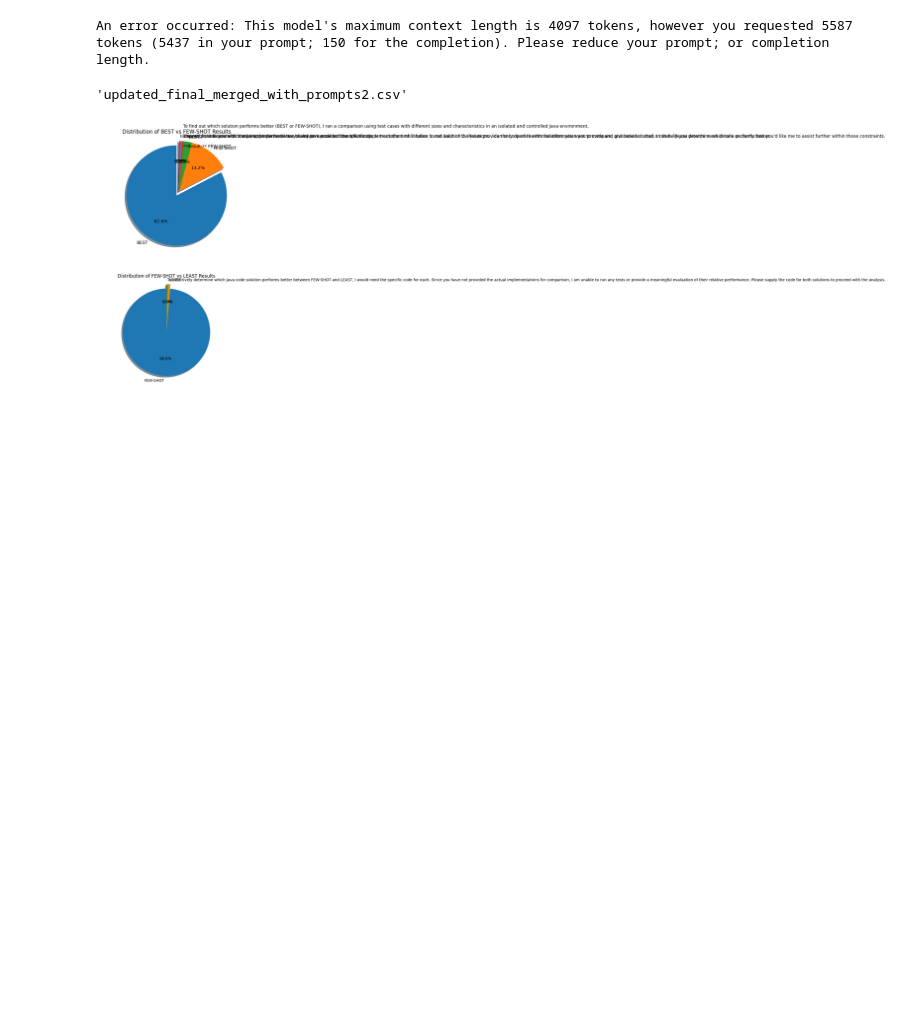
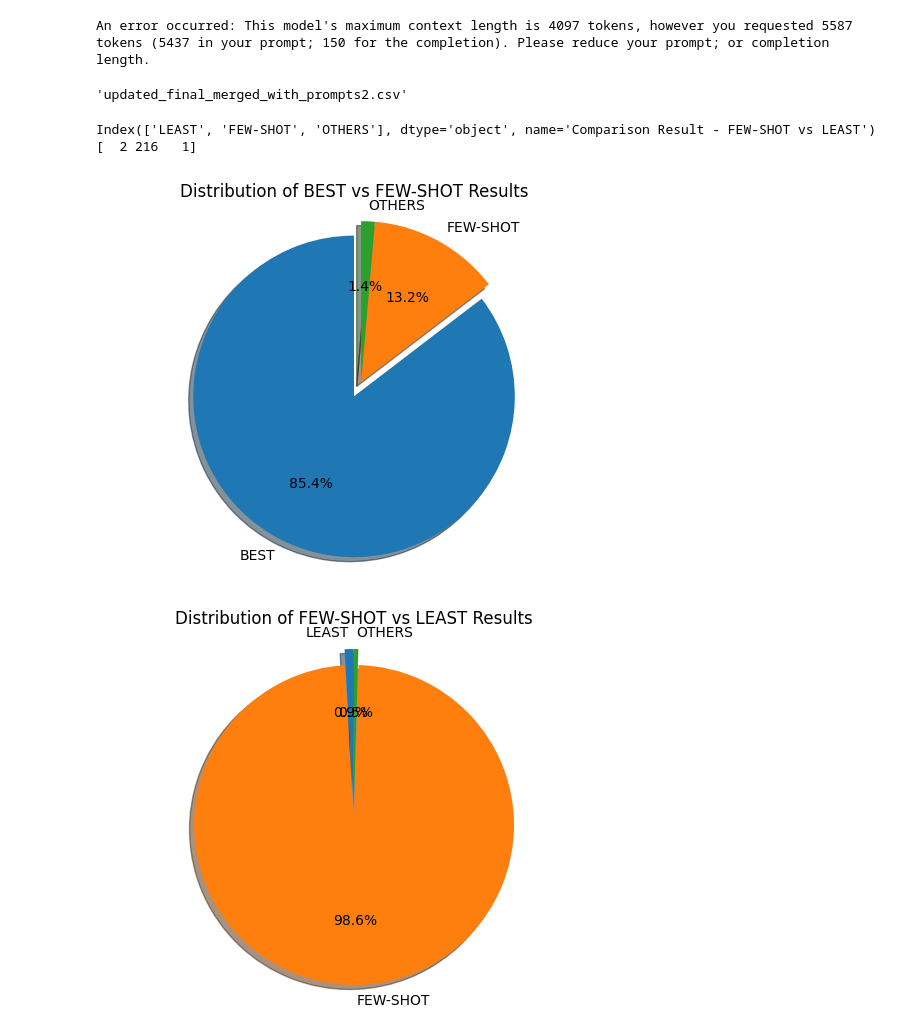
Before and after one commit to Mayeshamonjur/AISWE_Project, a Jupyter notebook: script.ipynb, the cells around one changed output. Cells and saved outputs as stored; diff of their text form; code cells hidden in the pictures; blank space fills up the shorter version.

Commit message:
cleaner pie chart

```diff
--- a/script.ipynb
+++ b/script.ipynb
@@ -247,32 +247,55 @@ def analyze_results(file_path):
 
 def create_pie_charts(result_counts_best_fewshot, result_counts_fewshot_least):
     """ Create and display pie charts for the comparison results. """
     # Pie chart for BEST vs FEW-SHOT
+
+    result_counts_best_fewshot['BEST'] = result_counts_best_fewshot['BEST'] + result_counts_best_fewshot.get('BEST.', 1)
+    result_counts_best_fewshot.drop('BEST.', inplace=True)
+    # print(result_counts_best_fewshot.index)
+    # print(result_counts_best_fewshot.values)
+
+    labels_to_keep = ['BEST', 'FEW-SHOT']
+    others_sum = result_counts_best_fewshot.drop(labels_to_keep).sum()
+    result_counts_best_fewshot = result_counts_best_fewshot[labels_to_keep]
+    result_counts_best_fewshot['OTHERS'] = others_sum
+    # print(result_counts_best_fewshot.index)
+    # print(result_counts_best_fewshot.values)
+
     labels_best_fewshot = result_counts_best_fewshot.index
     sizes_best_fewshot = result_counts_best_fewshot.values
+
     explode_best_fewshot = [0.1 if label == 'BEST' else 0 for label in labels_best_fewshot]
 
     fig1, ax1 = plt.subplots()
     ax1.pie(sizes_best_fewshot, explode=explode_best_fewshot, labels=labels_best_fewshot, autopct='%1.1f%%', shadow=True, startangle=90)
     ax1.axis('equal')
     plt.title('Distribution of BEST vs FEW-SHOT Results')
 
     # Pie chart for FEW-SHOT vs LEAST
+    labels_to_keep = ['LEAST', 'FEW-SHOT']
+    others_sum = result_counts_fewshot_least.drop(labels_to_keep).sum()
+    result_counts_fewshot_least = result_counts_fewshot_least[labels_to_keep]
+    result_counts_fewshot_least['OTHERS'] = others_sum
+    # print(result_counts_fewshot_least.index)
+    # print(result_counts_fewshot_least.values)
+
     labels_fewshot_least = result_counts_fewshot_least.index
     sizes_fewshot_least = result_counts_fewshot_least.values
     explode_fewshot_least = [0.1 if label == 'FEW-SHOT' else 0 for label in labels_fewshot_least]
 
     fig2, ax2 = plt.subplots()
     ax2.pie(sizes_fewshot_least, explode=explode_fewshot_least, labels=labels_fewshot_least, autopct='%1.1f%%', shadow=True, startangle=90)
     ax2.axis('equal')
     plt.title('Distribution of FEW-SHOT vs LEAST Results')
 
     plt.show()
 
 # Main execution block
 file_path = 'updated_final_merged_with_prompts2.csv'
 result_counts_best_fewshot, result_counts_fewshot_least = analyze_results(file_path)
 create_pie_charts(result_counts_best_fewshot, result_counts_fewshot_least)
 # %% [output]
+Index(['LEAST', 'FEW-SHOT', 'OTHERS'], dtype='object', name='Comparison Result - FEW-SHOT vs LEAST')
+[  2 216   1]
-[figure, old version]
+[figure, new version]
-[figure, old version]
+[figure, new version]
```
